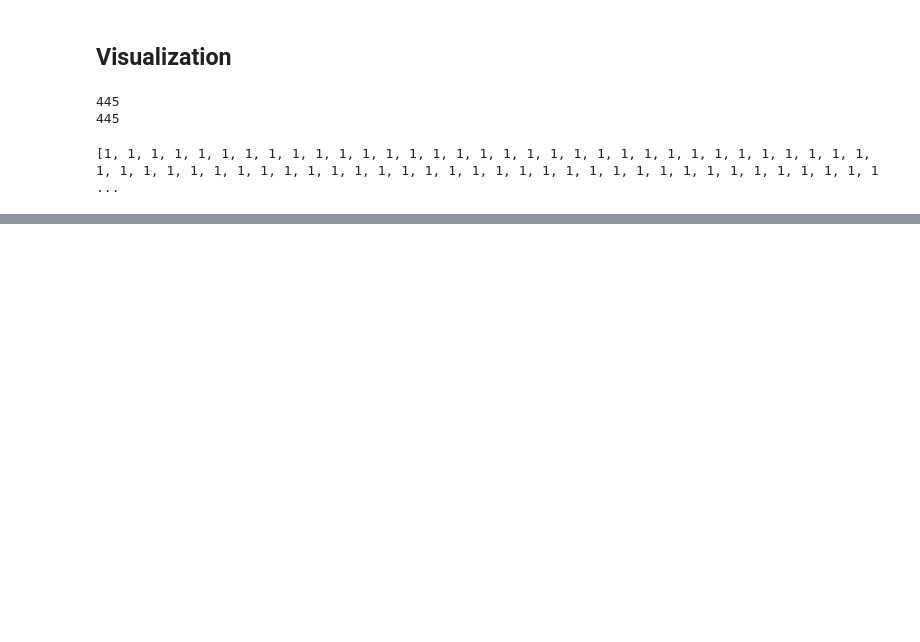
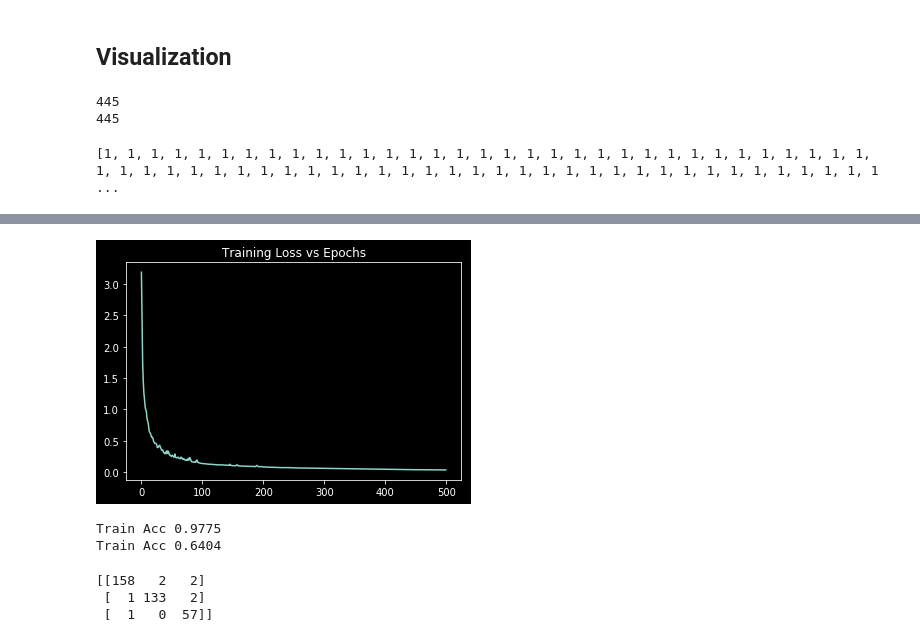
Before and after one commit to deepanshu2301/MachineLearning, a Jupyter notebook: Deep Learning/Pokemon Classifier Using NN.ipynb, the cells around one changed output, grey strips where cells are left out. Saved outputs shown, nothing was run; the diff lists cells and outputs as text; code cells hidden in the pictures; blank space fills up the shorter version.

```diff
--- a/Deep Learning/Pokemon Classifier Using NN.ipynb
+++ b/Deep Learning/Pokemon Classifier Using NN.ipynb
@@ -77,0 +97,14 @@ for i in range(10):
+# %%
+split = int(X.shape[0]*0.8)
+
+X_=np.array(X)
+Y_=np.array(Y)
+
+X=X_[:split,:]
+Y=Y_[:split]
+
+XTest = X_[split:,:]
+YTest= Y_[split:]
+
+print(X.shape,Y.shape)
+print(XTest.shape,YTest.shape)
@@ -77,0 +233,2 @@ for i in range(10):
+# %%
+model = NeuralNetwork(input_size=4800,layers=[100,50],output_size=3)
@@ -77,0 +239,6 @@ for i in range(10):
+# %%
+X = X.reshape(X.shape[0],-1)
+print(X.shape)
+
+XTest = XTest.reshape(XTest.shape[0],-1)
+print(XTest.shape)
@@ -77,0 +248,2 @@ for i in range(10):
+# %%
+l = train(X,Y,model,500,0.0002)
@@ -77,0 +268,18 @@ for i in range(10):
+# %%
+plt.style.use("dark_background")
+plt.title("Training Loss vs Epochs")
+plt.plot(l)
+plt.show()
+# %% [output]
+[figure, added]
+# %%
+def getAccuracy(X,Y,model):
+    outputs=model.predict(X)
+    acc= np.sum(outputs==Y)/Y.shape[0]
+    return acc
+
+print("Train Acc %.4f"%getAccuracy(X,Y,model))
+print("Train Acc %.4f"%getAccuracy(XTest,YTest,model))
+# %% [output]
+Train Acc 0.9775
+Train Acc 0.6404
@@ -77,0 +289,8 @@ for i in range(10):
+# %%
+outputs = model.predict(X)
+cnf_matrix = confusion_matrix(outputs,Y)
+print(cnf_matrix)
+# %% [output]
+[[158   2   2]
+ [  1 133   2]
+ [  1   0  57]]
```
Also changed, not shown: parts of 17 cells of this notebook.
